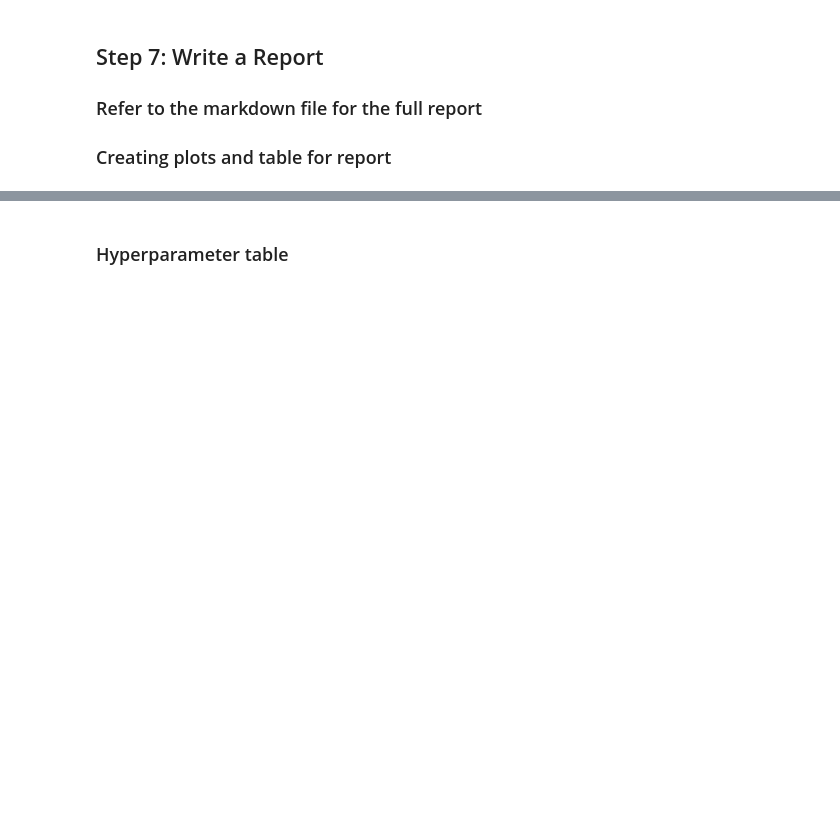
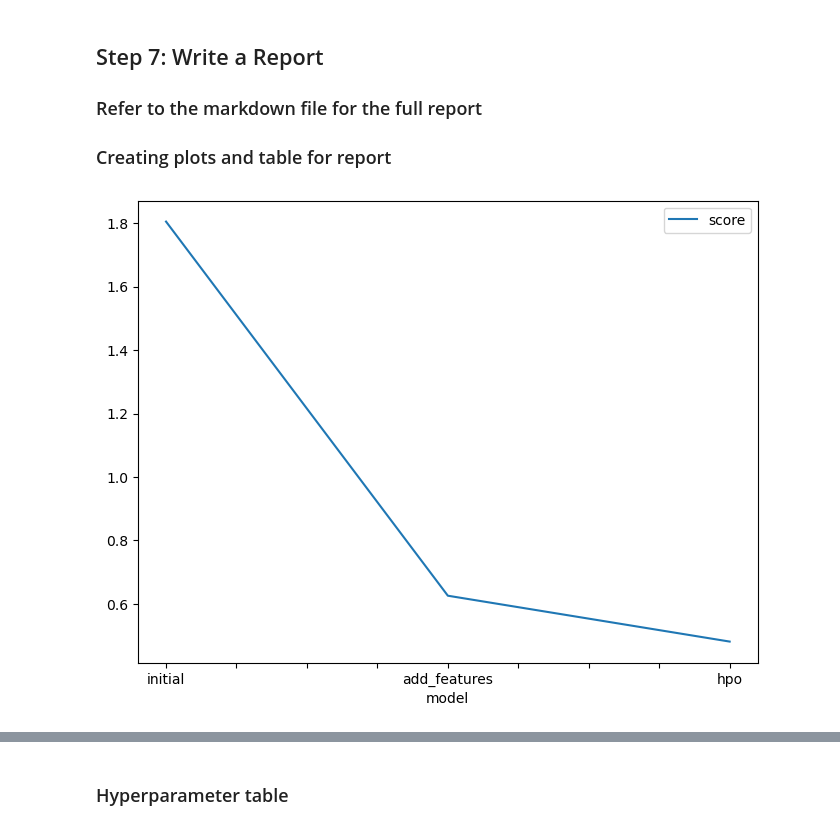
Before and after one commit to isha-73/bike-sharing-udacity, a Jupyter notebook: project_notebook.ipynb, the cells around one changed output, grey strips where cells are left out. Drawn from its saved outputs; the diff is of its cells as text; code cells hidden in the pictures; blank space fills up the shorter version.

```diff
--- a/project_notebook.ipynb
+++ b/project_notebook.ipynb
@@ -561,12 +564,14 @@ submission.csv               2024-05-01 10:40:29  first raw submission
 # %%
 # Taking the top model score from each training run and creating a line plot to show improvement
 # You can create these in the notebook and save them to PNG or use some other tool (e.g. google sheets, excel)
 fig = pd.DataFrame(
     {
         "model": ["initial", "add_features", "hpo"],
-        "score": [?, ?, ?]
+        "score": [1.80472, 0.62593,0.4814]
     }
 ).plot(x="model", y="score", figsize=(8, 6)).get_figure()
 fig.savefig('model_train_score.png')
+# %% [output]
+[figure, added]
 # %%
 # Take the 3 kaggle scores and creating a line plot to show improvement
```
Also changed, not shown: parts of 20 cells of this notebook, 4 other files.
